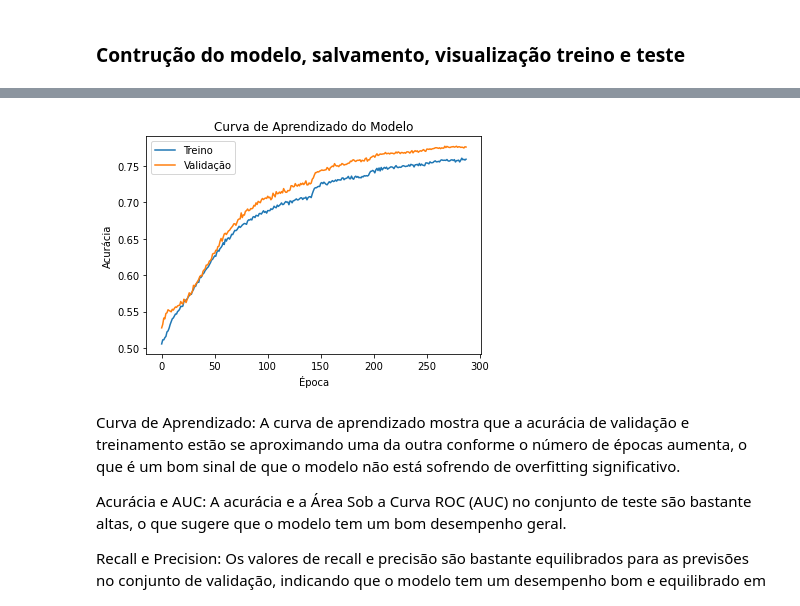
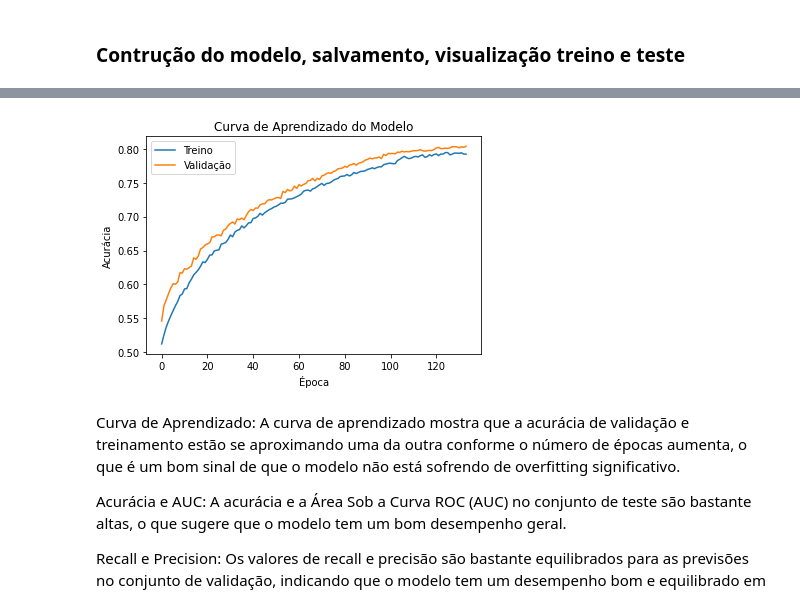
Before and after one commit to nathancarlos22/eo-fut-live, a Jupyter notebook: src/model-rede.ipynb, the cells around one changed output, grey strips where cells are left out. Cells and saved outputs as stored; diff of their text form; code cells hidden in the pictures.

```diff
--- a/src/model-rede.ipynb
+++ b/src/model-rede.ipynb
@@ -88,67 +88,45 @@ Dados divididos em conjuntos de treino e teste.
 # %% [markdown]
 ### Contrução do modelo, salvamento, visualização treino e teste
 # %%
-from keras.layers import Dense, Dropout, BatchNormalization
+from keras.layers import Dense, Dropout, LayerNormalization, Activation, BatchNormalization, LeakyReLU
 from keras.models import Sequential
-from keras.optimizers import Adam
+from keras.optimizers import Adam, RMSprop, SGD
 from sklearn.metrics import roc_auc_score
 from keras.regularizers import l2, l1_l2
 import tensorflow as tf  # Import the l2 regularizer
 from sklearn.utils import class_weight
 from sklearn.utils.class_weight import compute_class_weight
 from sklearn.metrics import classification_report
-from keras.callbacks import EarlyStopping, ReduceLROnPlateau
+from keras.callbacks import EarlyStopping, ReduceLROnPlateau, ModelCheckpoint
 
-# classes = np.unique(y_train)
-# weights = compute_class_weight(class_weight='balanced', classes=classes, y=y_train)
-# class_weights = dict(zip(classes, weights))
-
-# Aumentar a complexidade da rede adicionando mais neurônios e camadas
-# Construção do modelo
 model = Sequential()
-model.add(Dense(512, activation='relu', input_shape=(X_train.shape[1],), kernel_regularizer=l1_l2(l1=1e-5, l2=1e-4)))
+model.add(Dense(512, activation='relu', input_shape=(X_train.shape[1],)))
 model.add(BatchNormalization())
-model.add(Dropout(0.5))
-model.add(Dense(256, activation='relu', kernel_regularizer=l1_l2(l1=1e-5, l2=1e-4)))
+model.add(Dropout(0.25))
+model.add(Dense(256, activation='relu'))
 model.add(BatchNormalization())
-model.add(Dropout(0.5))
-model.add(Dense(128, activation='relu', kernel_regularizer=l1_l2(l1=1e-5, l2=1e-4)))
-model.add(BatchNormalization())
-model.add(Dropout(0.4))  # Aumentar se houver sinais de overfitting
+model.add(Dropout(0.25))
 model.add(Dense(1, activation='sigmoid'))
 
-# Otimizador e compilação do modelo
-optimizer = Adam(learning_rate=0.0001)
-model.compile(loss='binary_crossentropy', optimizer=optimizer, metrics=['accuracy', 'Recall', 'Precision', 'AUC'])
+optimizer = Adam(learning_rate=0.00005)
 
-# Callbacks para ajuste fino e prevenção de overfitting
-reduce_lr = ReduceLROnPlateau(monitor='val_loss', factor=0.5, patience=5, min_lr=0.00001)
-early_stop = EarlyStopping(monitor='val_accuracy', patience=20, restore_best_weights=True)
+model.compile(loss='binary_crossentropy',
+              optimizer=optimizer,
+              metrics=['accuracy', tf.metrics.Recall(), tf.metrics.Precision(), tf.metrics.AUC()])
 
-# Treinamento do modelo
-history = model.fit(
-    X_train, y_train, epochs=500, batch_size=64,
-    validation_data=(X_test, y_test),
-    # class_weight=class_weight_dict,
-    callbacks=[early_stop, reduce_lr],
-    verbose=1
-)
+# Reduzir a taxa de aprendizagem quando o modelo não melhorar
+reduce_lr = ReduceLROnPlateau(monitor='val_loss', factor=0.2, patience=3, min_lr=0.00001, verbose=1)
 
-# Avaliando a acurácia e AUC do modelo
-train_acc = model.evaluate(X_train, y_train, verbose=0)[1]
-test_acc = model.evaluate(X_test, y_test, verbose=0)[1]
-train_auc = roc_auc_score(y_train, model.predict(X_train))
-test_auc = roc_auc_score(y_test, model.predict(X_test))
-print('Acurácia no conjunto de treinamento:', train_acc)
-print('Acurácia no conjunto de teste:', test_acc)
-print('AUC no conjunto de treinamento:', train_auc)
-print('AUC no conjunto de teste:', test_auc)
+early_stop = EarlyStopping(monitor='val_loss', patience=5, restore_best_weights=True)
+
+history = model.fit(X_train, y_train, epochs=200, batch_size=32,
+                    validation_split=0.2,
+                    callbacks=[early_stop, reduce_lr], verbose=1)
+
 
 # Fazendo as predições no conjunto de teste
 predictions = model.predict(X_test)
 predictions = np.where(predictions > 0.5, 1, 0).flatten()  # Converter para 0s e 1s e achatar o array
-
-# Obtendo os rótulos verdadeiros
 
 # Gerando o relatório de classificação
 report = classification_report(y_test, predictions, target_names=['Classe 0', 'Classe 1'])
@@ -189,4 +167,4 @@ weighted avg       0.78      0.78      0.78     19244
-[figure, old version]
+[figure, new version]
 # %% [markdown]
 Curva de Aprendizado: A curva de aprendizado mostra que a acurácia de validação e treinamento estão se aproximando uma da outra conforme o número de épocas aumenta, o que é um bom sinal de que o modelo não está sofrendo de overfitting significativo.
 
```
Also changed, not shown: parts of 2 cells of this notebook, 8 other files.
